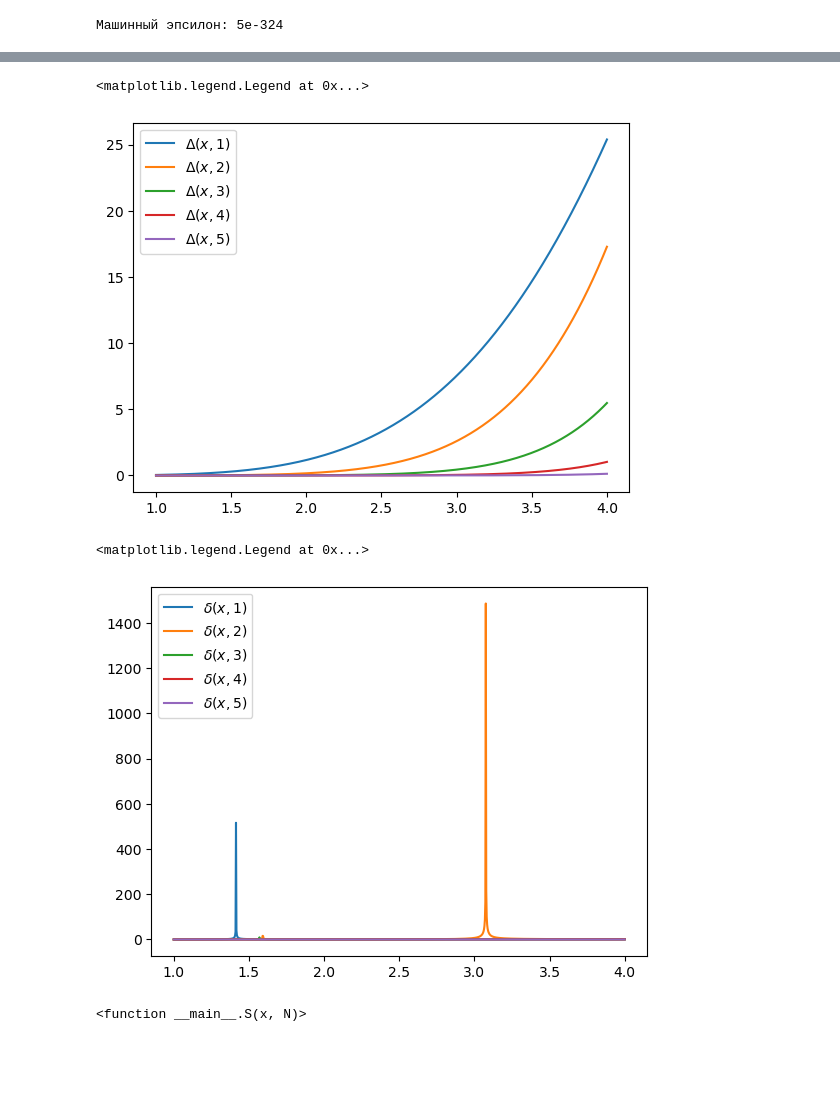
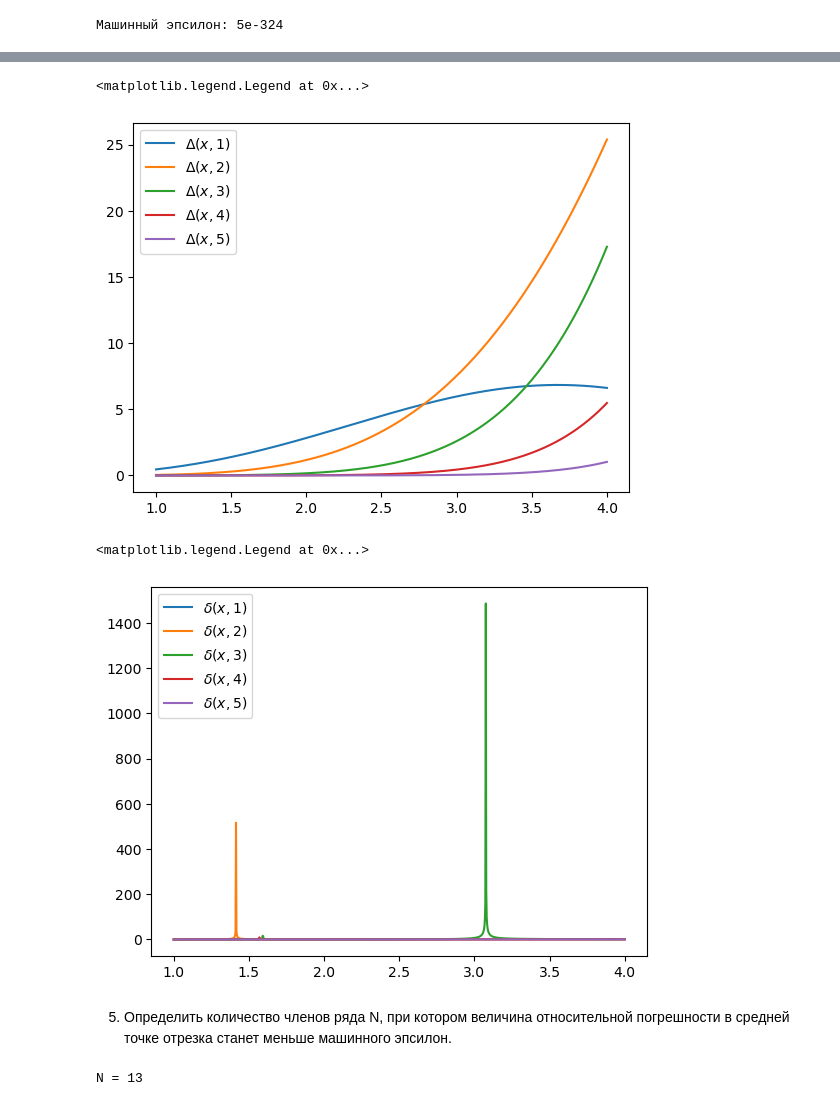
Before and after one commit to AeekTrue/mathmod, a Jupyter notebook: Lab1.ipynb, the cells around one changed output, grey strips where cells are left out. Drawn from its saved outputs; the diff is of its cells as text; code cells hidden in the pictures; blank space fills up the shorter version.

Commit message:
decompose added. first 6 poits of 1.2 done.

```diff
--- a/Lab1.ipynb
+++ b/Lab1.ipynb
@@ -43,17 +52,18 @@ $S(x, N) = \sum\limits_{n=0}^{N} \dfrac{f^{(n)}(0)}{n!}{x^n}$
 def F(x):
     return x * np.cos(x)
 
-def decompose(x, N):
+def decompose(x):
     '''
-    Итератор возвращает первые N членов
+    Итератор последовательно возвращает члены
     разложения функции F(x) в ряд Тейлора.
     '''
     fact = 1.0
-    for i in range(1, 2*(N+1), 2):
-        fact *= i
-        k = (-1)**(i%4 == 3) * (i)
-        yield k * x ** i / fact
-        fact *= (i + 1)
+    i = 1
+    while True:
+        k = (-1)**(i+1) * (2*i - 1)
+        yield k * x ** (2*i - 1) / fact
+        fact *= (2*i) * (2*i + 1)
+        i += 1
 
 def S(x, N):
     '''
@@ -61,7 +71,8 @@ def S(x, N):
     для функции F(x).
     '''
     res = 0.0
-    for e in decompose(x, N):
+    decomposition = decompose(x)
+    for i in range(N):
+        e = next(decomposition)
         res += e
     return res
-S(0, 10)
@@ -88,19 +97,32 @@ plt.legend()
 # %%
+Dt = [abs(y[i] - y_F) for i in range(0, N + 1)]
 for i in range(1, N + 1):
     plt.plot(x, Dt[i], label=f"$\Delta(x,{i})$")
 plt.legend()
 # %% [output]
 <matplotlib.legend.Legend at 0x...>
-[figure, old version]
+[figure, new version]
 # %%
+dt = [Dt[i] / abs(y[i]) for i in range(1, N + 1)]
+dt.insert(0, 0)
 for i in range(1, N + 1):
     plt.plot(x, dt[i], label=f"$\delta(x,{i})$")
 plt.legend(loc=2)
 # %% [output]
 <matplotlib.legend.Legend at 0x...>
-[figure, old version]
+[figure, new version]
-# %%
-center = (a + b) / 2
-S
-# %% [output]
-<function __main__.S(x, N)>
+# %% [markdown]
+5. Определить количество членов ряда N, при котором величина относительной погрешности  в средней  точке отрезка   станет меньше машинного эпсилон.
+# %%
+center = (a + b) / 2
+decomposition = decompose(center)
+n = 1
+s = next(decomposition)
+nxt = next(decomposition)
+while abs(nxt / s) >= eps:
+    s += nxt
+    nxt = next(decomposition)
+    n += 1
+print('N =', n)
+# %% [output]
+N = 13
```
Also changed, not shown: parts of 10 cells of this notebook.
